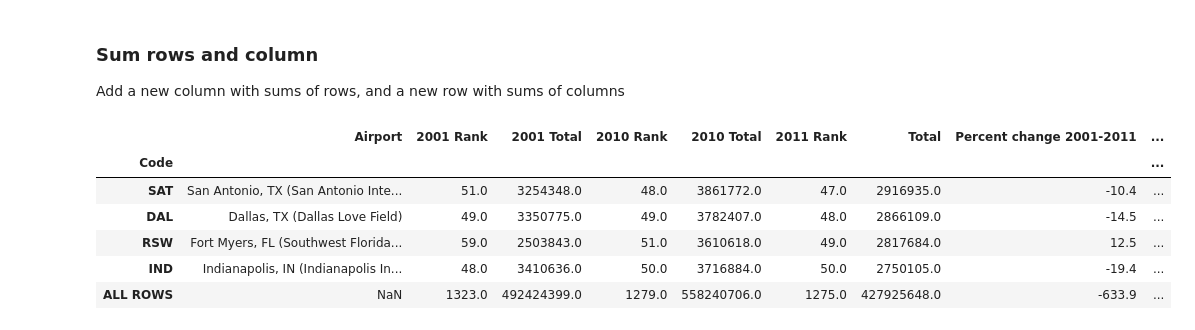
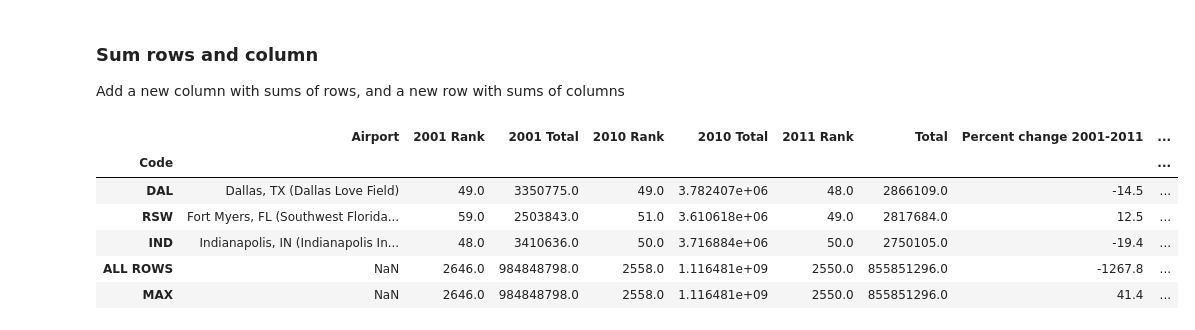
Before and after one commit to jstrickler/20230130sec, a Jupyter notebook: NOTEBOOKS/pandas_Demo.ipynb, the cells around one changed output. Drawn from its saved outputs; the diff is of its cells as text; code cells hidden in the pictures.

```diff
--- a/NOTEBOOKS/pandas_Demo.ipynb
+++ b/NOTEBOOKS/pandas_Demo.ipynb
@@ -132,12 +132,13 @@ Add a new column with sums of rows, and a new row with sums of columns
 # %%
 df.loc['ALL ROWS'] = df.sum(numeric_only=True)
 df['ALL COLUMNS'] = df.sum(numeric_only=True, axis=1)
+df.loc['MAX'] = df.max(numeric_only=True)
 df.tail()
 # %% [output]
 |  | Airport | 2001 Rank | 2001 Total | 2010 Rank | 2010 Total | 2011 Rank | Total | Percent change 2001-2011 | ... |
 | Code |  |  |  |  |  |  |  |  | ... |
-| SAT | San Antonio, TX (San Antonio Inte... | 51.0 | 3254348.0 | 48.0 | 3861772.0 | 47.0 | 2916935.0 | -10.4 | ... |
-| DAL | Dallas, TX (Dallas Love Field) | 49.0 | 3350775.0 | 49.0 | 3782407.0 | 48.0 | 2866109.0 | -14.5 | ... |
-| RSW | Fort Myers, FL (Southwest Florida... | 59.0 | 2503843.0 | 51.0 | 3610618.0 | 49.0 | 2817684.0 | 12.5 | ... |
-| IND | Indianapolis, IN (Indianapolis In... | 48.0 | 3410636.0 | 50.0 | 3716884.0 | 50.0 | 2750105.0 | -19.4 | ... |
-| ALL ROWS | NaN | 1323.0 | 492424399.0 | 1279.0 | 558240706.0 | 1275.0 | 427925648.0 | -633.9 | ... |
+| DAL | Dallas, TX (Dallas Love Field) | 49.0 | 3350775.0 | 49.0 | 3.782407e+06 | 48.0 | 2866109.0 | -14.5 | ... |
+| RSW | Fort Myers, FL (Southwest Florida... | 59.0 | 2503843.0 | 51.0 | 3.610618e+06 | 49.0 | 2817684.0 | 12.5 | ... |
+| IND | Indianapolis, IN (Indianapolis In... | 48.0 | 3410636.0 | 50.0 | 3.716884e+06 | 50.0 | 2750105.0 | -19.4 | ... |
+| ALL ROWS | NaN | 2646.0 | 984848798.0 | 2558.0 | 1.116481e+09 | 2550.0 | 855851296.0 | -1267.8 | ... |
+| MAX | NaN | 2646.0 | 984848798.0 | 2558.0 | 1.116481e+09 | 2550.0 | 855851296.0 | 41.4 | ... |
```
Also changed, not shown: parts of 1 cell of this notebook, 44 other files.
